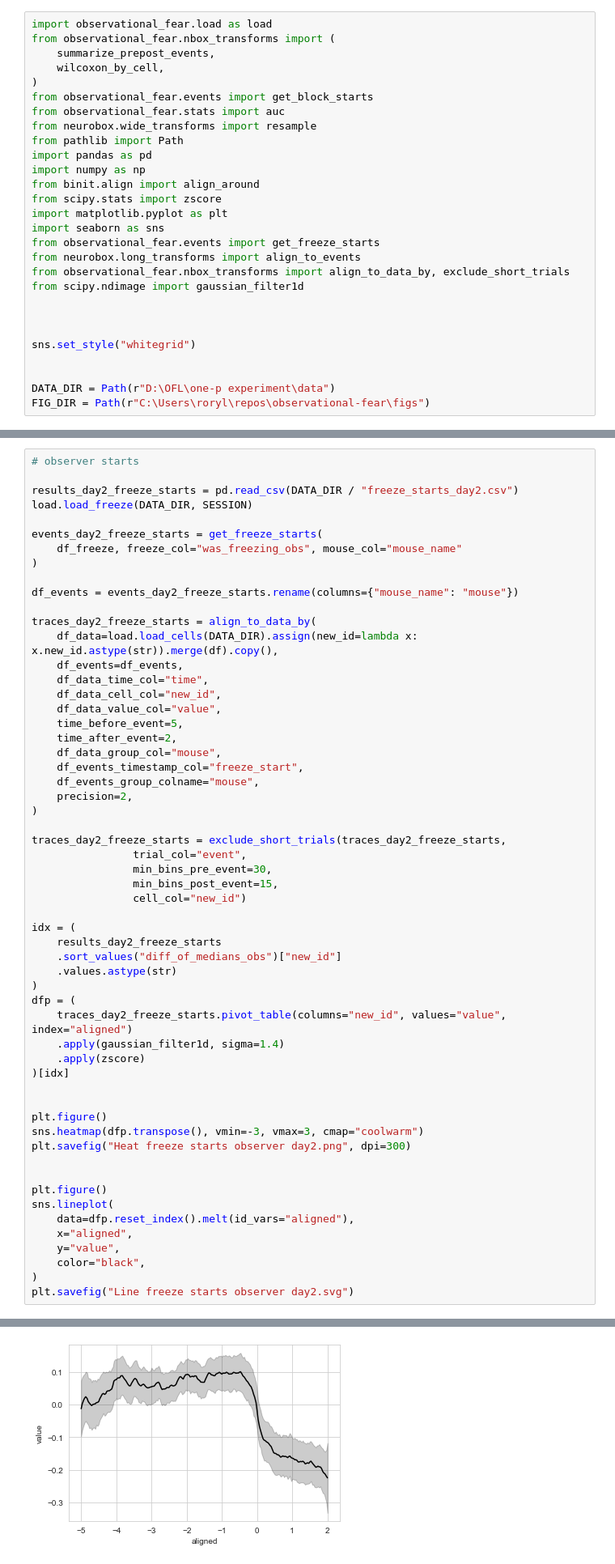
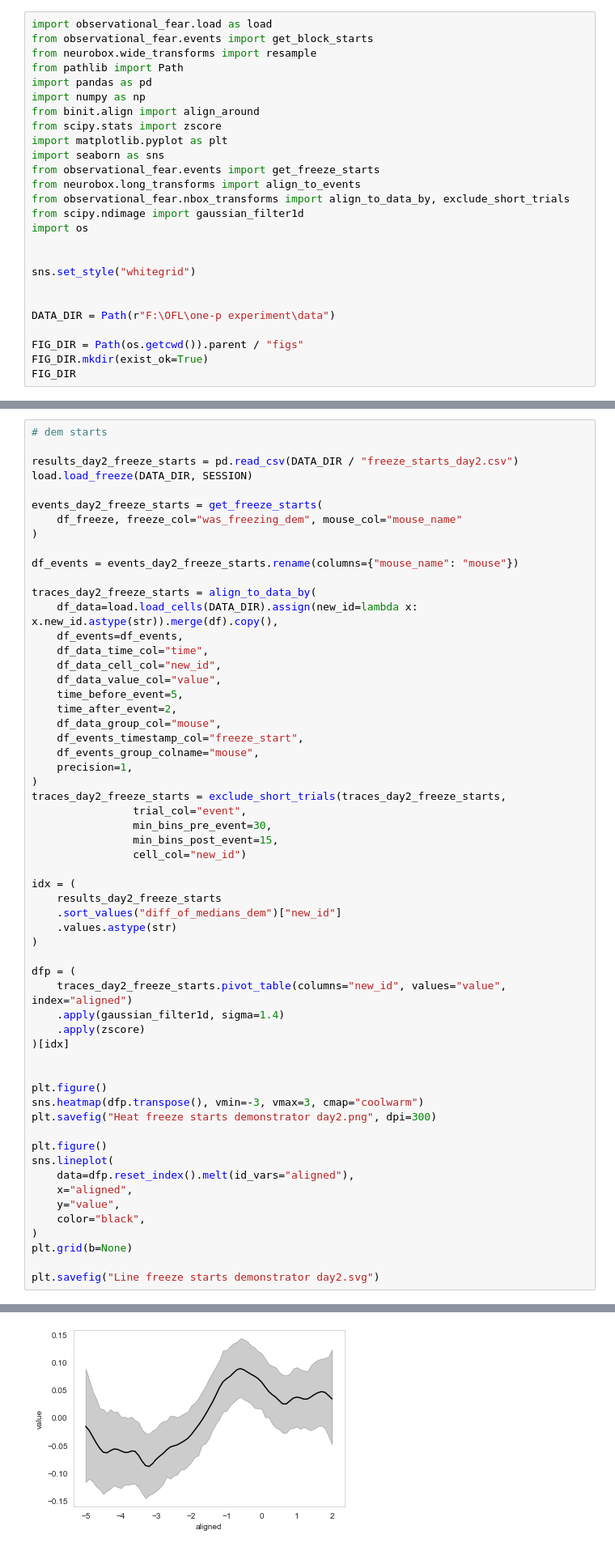
Before and after one commit to Ruairi-osul/observational-fear, a Jupyter notebook: notebooks/heatmaps day2.ipynb, the cells around one changed output, grey strips where cells are left out. Shown at 81% size. Cells and saved outputs as stored; diff of their text form.

```diff
--- a/notebooks/heatmaps day2.ipynb
+++ b/notebooks/heatmaps day2.ipynb
@@ -1,11 +1,6 @@
 # %%
 import observational_fear.load as load
-from observational_fear.nbox_transforms import (
-    summarize_prepost_events,
-    wilcoxon_by_cell,
-)
 from observational_fear.events import get_block_starts
-from observational_fear.stats import auc
 from neurobox.wide_transforms import resample
 from pathlib import Path
 import pandas as pd
@@ -18,11 +13,14 @@ from observational_fear.events import get_freeze_starts
 from neurobox.long_transforms import align_to_events
 from observational_fear.nbox_transforms import align_to_data_by, exclude_short_trials
 from scipy.ndimage import gaussian_filter1d
-
+import os
 
 
 sns.set_style("whitegrid")
 
 
-DATA_DIR = Path(r"D:\OFL\one-p experiment\data")
-FIG_DIR = Path(r"C:\Users\roryl\repos\observational-fear\figs")
+DATA_DIR = Path(r"F:\OFL\one-p experiment\data")
+
+FIG_DIR = Path(os.getcwd()).parent / "figs"
+FIG_DIR.mkdir(exist_ok=True)
+FIG_DIR
@@ -116,11 +325,11 @@ plt.savefig("Line US day2.svg")
 # %%
-# observer starts
+# dem starts
 
 results_day2_freeze_starts = pd.read_csv(DATA_DIR / "freeze_starts_day2.csv")
 load.load_freeze(DATA_DIR, SESSION)
 
 events_day2_freeze_starts = get_freeze_starts(
-    df_freeze, freeze_col="was_freezing_obs", mouse_col="mouse_name"
+    df_freeze, freeze_col="was_freezing_dem", mouse_col="mouse_name"
 )
 
 df_events = events_day2_freeze_starts.rename(columns={"mouse_name": "mouse"})
@@ -136,9 +345,8 @@ traces_day2_freeze_starts = align_to_data_by(
     df_data_group_col="mouse",
     df_events_timestamp_col="freeze_start",
     df_events_group_colname="mouse",
-    precision=2,
+    precision=1,
 )
-
 traces_day2_freeze_starts = exclude_short_trials(traces_day2_freeze_starts,
                 trial_col="event",
                 min_bins_pre_event=30,
@@ -147,9 +355,10 @@ traces_day2_freeze_starts = exclude_short_trials(traces_day2_freeze_starts,
 
 idx = (
     results_day2_freeze_starts
-    .sort_values("diff_of_medians_obs")["new_id"]
+    .sort_values("diff_of_medians_dem")["new_id"]
     .values.astype(str)
 )
+
 dfp = (
     traces_day2_freeze_starts.pivot_table(columns="new_id", values="value", index="aligned")
     .apply(gaussian_filter1d, sigma=1.4)
@@ -159,8 +368,7 @@ dfp = (
 
 plt.figure()
 sns.heatmap(dfp.transpose(), vmin=-3, vmax=3, cmap="coolwarm")
-plt.savefig("Heat freeze starts observer day2.png", dpi=300)
-
+plt.savefig("Heat freeze starts demonstrator day2.png", dpi=300)
 
 plt.figure()
 sns.lineplot(
@@ -169,5 +377,7 @@ sns.lineplot(
     y="value",
     color="black",
 )
-plt.savefig("Line freeze starts observer day2.svg")
+plt.grid(b=None)
+
+plt.savefig("Line freeze starts demonstrator day2.svg")
 # %% [output]
@@ -175,2 +400,2 @@ plt.savefig("Line freeze starts observer day2.svg")
-[figure, old version]
+[figure, new version]
 # %%
```
Also changed, not shown: parts of 25 cells of this notebook, 8 other files.
